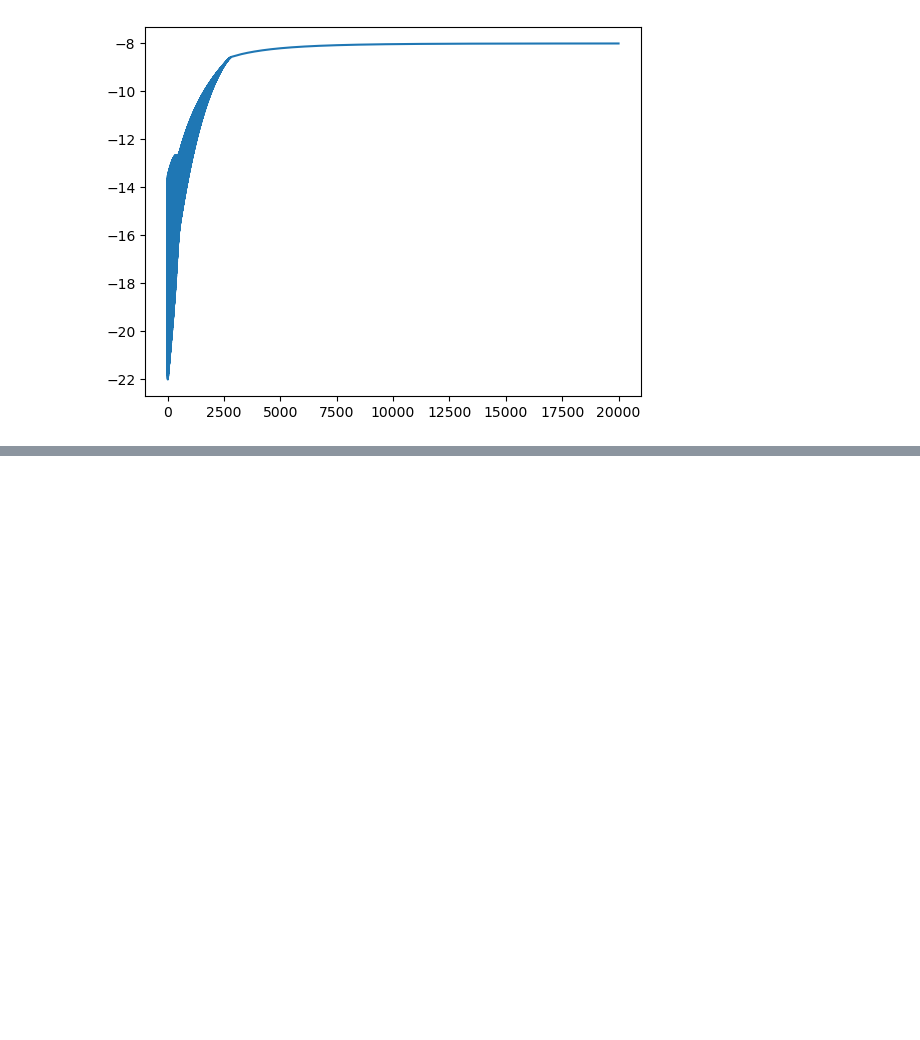
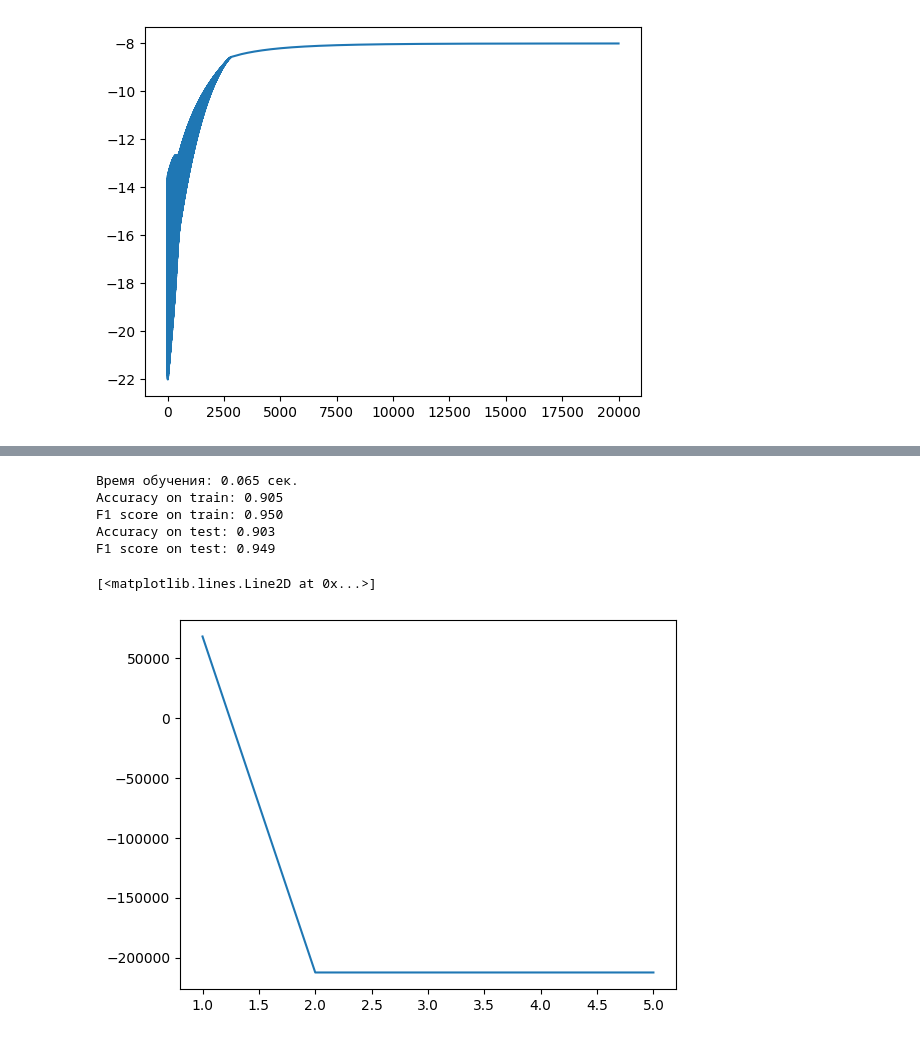
Before and after one commit to ekatfil/FA, a Jupyter notebook: 3 курс/2 сем/Оптимизационные задачи в машинном обучении/Logistic_Regression_Филиппова_Екатерина_ПИ21_7.ipynb, the cells around one changed output, grey strips where cells are left out. Drawn from its saved outputs; the diff is of its cells as text; code cells hidden in the pictures; blank space fills up the shorter version.

```diff
--- a/3 курс/2 сем/Оптимизационные задачи в машинном обучении/Logistic_Regression_Филиппова_Екатерина_ПИ21_7.ipynb
+++ b/3 курс/2 сем/Оптимизационные задачи в машинном обучении/Logistic_Regression_Филиппова_Екатерина_ПИ21_7.ipynb
@@ -173,0 +667,11 @@ target - класс риска, равный 1, если заключение д
+# %%
+steps, errors = train_and_eval(df_encoded, 'CE')
+plt.plot(steps, errors)
+# %% [output]
+Время обучения: 0.065 сек.
+Accuracy on train: 0.905
+F1 score on train: 0.950
+Accuracy on test: 0.903
+F1 score on test: 0.949
+[<matplotlib.lines.Line2D at 0x...>]
+[figure, added]
```
Also changed, not shown: parts of 50 cells of this notebook, 46 other files.
